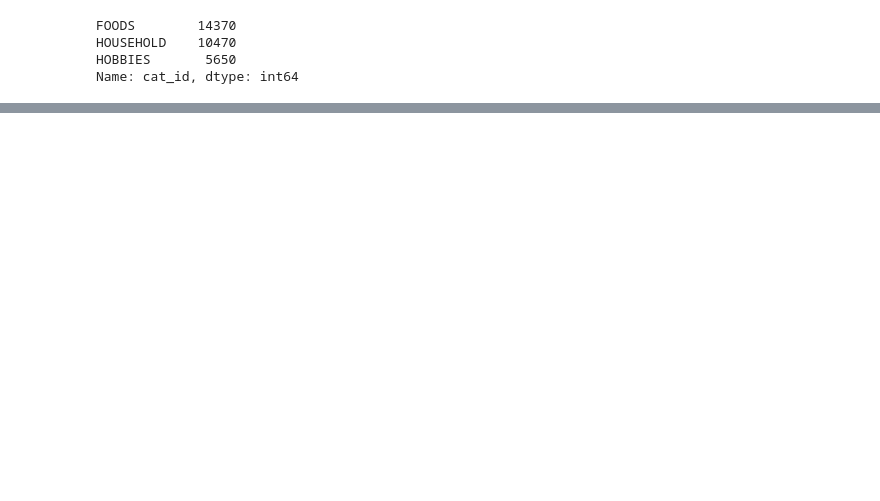
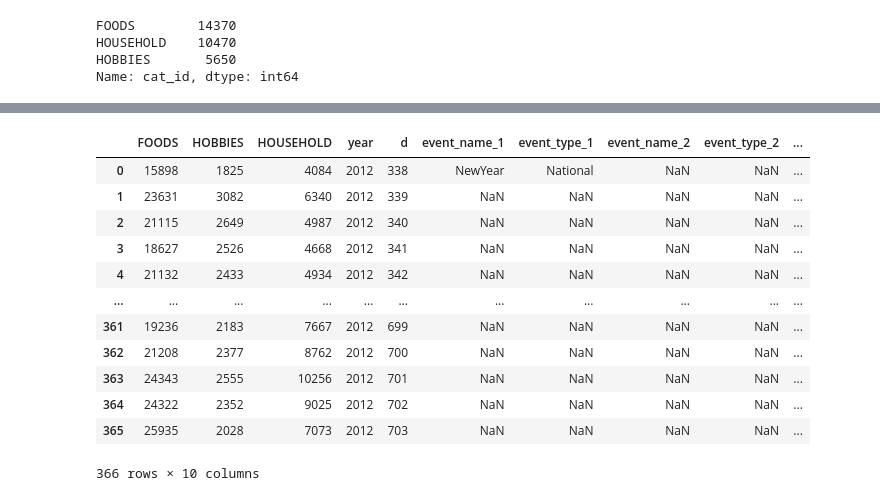
Before and after one commit to MitalPattani/M5-Forecasting-Accuracy, a Jupyter notebook: sales_prediction_accuracy(data_visualization).ipynb, the cells around one changed output, grey strips where cells are left out. Saved outputs shown, nothing was run; the diff lists cells and outputs as text; code cells hidden in the pictures; blank space fills up the shorter version.

```diff
--- a/sales_prediction_accuracy(data_visualization).ipynb
+++ b/sales_prediction_accuracy(data_visualization).ipynb
@@ -122,0 +154,27 @@ fig.show()
+# %%
+cat_holiday = pd.merge(holi_sales,calendar, left_index = True, right_on = 'd')
+cat_holiday = cat_holiday.drop(['date','wm_yr_wk','weekday','wday','month','snap_CA','snap_TX','snap_WI'], axis = 1)
+cat_holiday.at[cat_holiday['event_name_1'].notna() | cat_holiday['event_name_1'].notna(),'is_holiday'] = 1
+cat_holiday.at[cat_holiday['event_name_1'].isna() & cat_holiday['event_name_1'].isna(),'is_holiday'] = 0
+cat_holiday['is_holiday'] = cat_holiday['is_holiday'].astype(int)
+cat_holiday['d'] = cat_holiday.d.str.lstrip('d_')
+cat_holiday_2011 = cat_holiday[cat_holiday['year']==2011]
+cat_holiday_2012 = cat_holiday[cat_holiday['year']==2012].reset_index(drop = True)
+cat_holiday_2013 = cat_holiday[cat_holiday['year']==2013].reset_index(drop = True)
+cat_holiday_2014 = cat_holiday[cat_holiday['year']==2014].reset_index(drop = True)
+cat_holiday_2015 = cat_holiday[cat_holiday['year']==2015].reset_index(drop = True)
+cat_holiday_2016 = cat_holiday[cat_holiday['year']==2016].reset_index(drop = True)
+# %% [output]
+|  | FOODS | HOBBIES | HOUSEHOLD | year | d | event_name_1 | event_type_1 | event_name_2 | event_type_2 | ... |
+| 0 | 15898 | 1825 | 4084 | 2012 | 338 | NewYear | National | NaN | NaN | ... |
+| 1 | 23631 | 3082 | 6340 | 2012 | 339 | NaN | NaN | NaN | NaN | ... |
+| 2 | 21115 | 2649 | 4987 | 2012 | 340 | NaN | NaN | NaN | NaN | ... |
+| 3 | 18627 | 2526 | 4668 | 2012 | 341 | NaN | NaN | NaN | NaN | ... |
+| 4 | 21132 | 2433 | 4934 | 2012 | 342 | NaN | NaN | NaN | NaN | ... |
+| ... | ... | ... | ... | ... | ... | ... | ... | ... | ... | ... |
+| 361 | 19236 | 2183 | 7667 | 2012 | 699 | NaN | NaN | NaN | NaN | ... |
+| 362 | 21208 | 2377 | 8762 | 2012 | 700 | NaN | NaN | NaN | NaN | ... |
+| 363 | 24343 | 2555 | 10256 | 2012 | 701 | NaN | NaN | NaN | NaN | ... |
+| 364 | 24322 | 2352 | 9025 | 2012 | 702 | NaN | NaN | NaN | NaN | ... |
+| 365 | 25935 | 2028 | 7073 | 2012 | 703 | NaN | NaN | NaN | NaN | ... |
+366 rows × 10 columns
```
Also changed, not shown: parts of 17 cells of this notebook.
